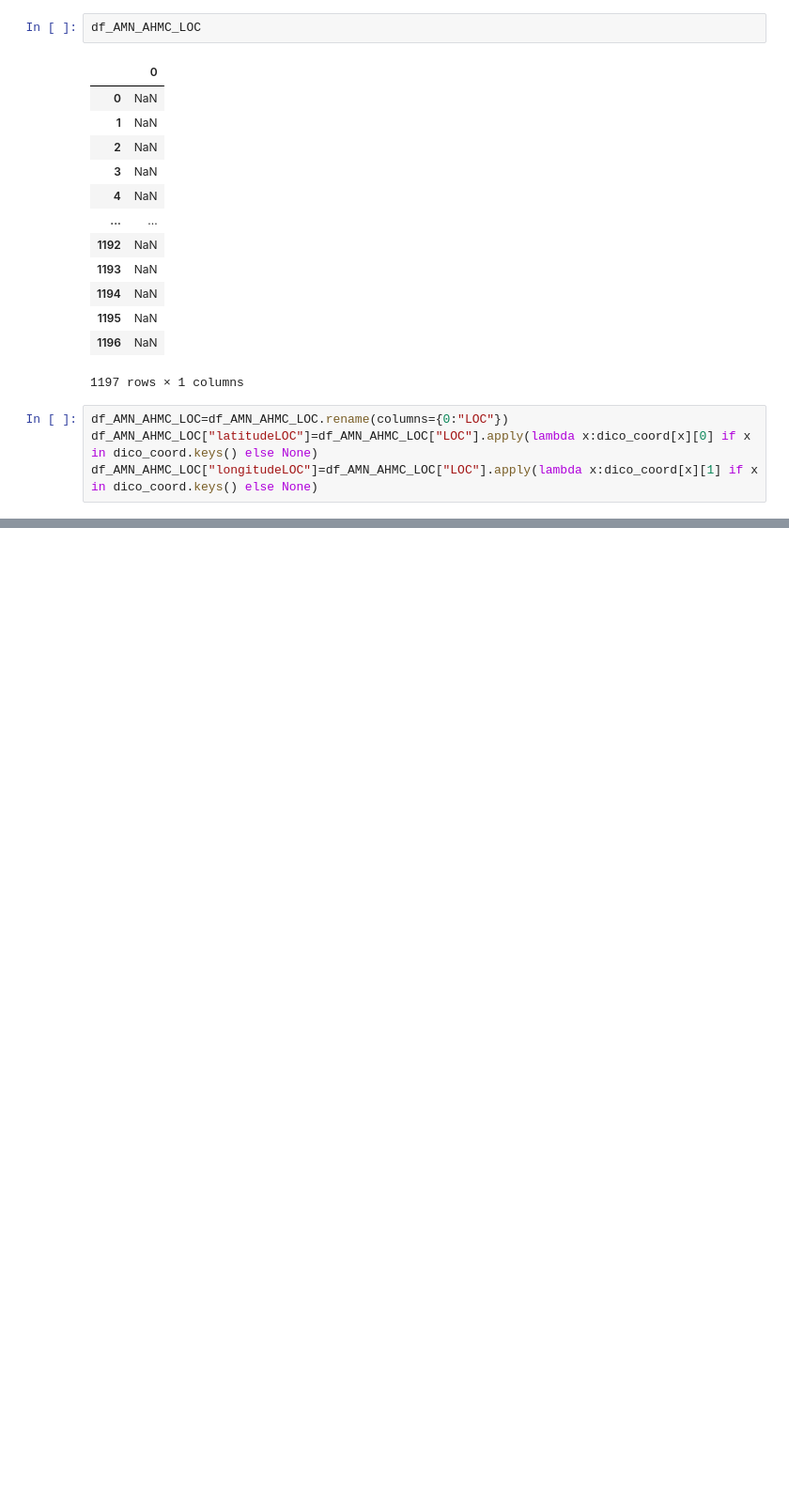
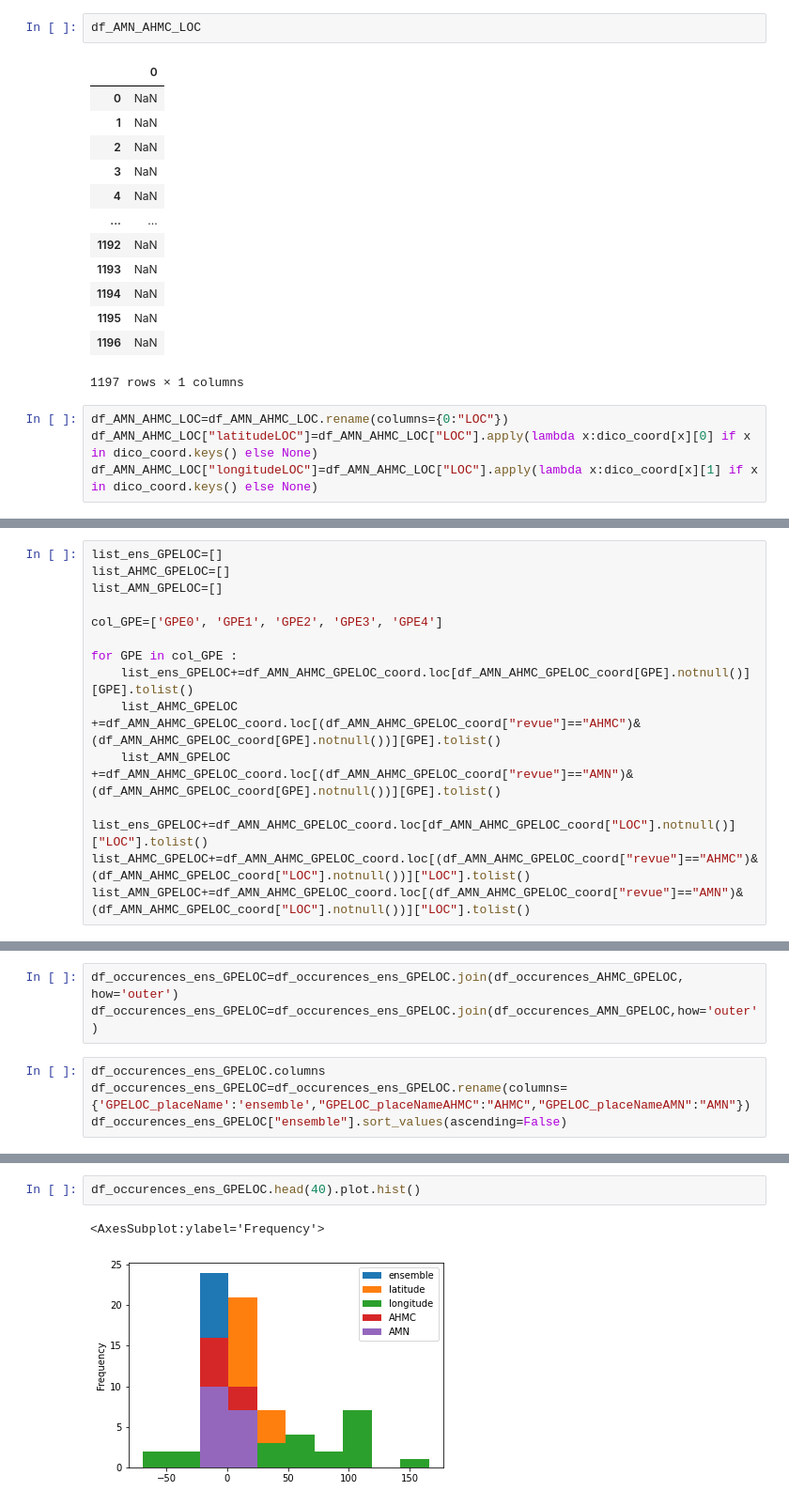
Before and after one commit to LilyG98/MappingJournals, a Jupyter notebook: data/3-Préparation-Cordonnees-AHMCAMN-QGIS.ipynb, the cells around one changed output, grey strips where cells are left out. Shown at 94% size. Drawn from its saved outputs; the diff is of its cells as text; blank space fills up the shorter version.

```diff
--- a/data/3-Préparation-Cordonnees-AHMCAMN-QGIS.ipynb
+++ b/data/3-Préparation-Cordonnees-AHMCAMN-QGIS.ipynb
@@ -489,0 +466,15 @@ df_AMN_AHMC_GPELOC_coord
+# %%
+list_ens_GPELOC=[]
+list_AHMC_GPELOC=[]
+list_AMN_GPELOC=[]
+
+col_GPE=['GPE0', 'GPE1', 'GPE2', 'GPE3', 'GPE4']
+
+for GPE in col_GPE :
+    list_ens_GPELOC+=df_AMN_AHMC_GPELOC_coord.loc[df_AMN_AHMC_GPELOC_coord[GPE].notnull()][GPE].tolist()
+    list_AHMC_GPELOC +=df_AMN_AHMC_GPELOC_coord.loc[(df_AMN_AHMC_GPELOC_coord["revue"]=="AHMC")&(df_AMN_AHMC_GPELOC_coord[GPE].notnull())][GPE].tolist()
+    list_AMN_GPELOC +=df_AMN_AHMC_GPELOC_coord.loc[(df_AMN_AHMC_GPELOC_coord["revue"]=="AMN")&(df_AMN_AHMC_GPELOC_coord[GPE].notnull())][GPE].tolist()
+
+list_ens_GPELOC+=df_AMN_AHMC_GPELOC_coord.loc[df_AMN_AHMC_GPELOC_coord["LOC"].notnull()]["LOC"].tolist()
+list_AHMC_GPELOC+=df_AMN_AHMC_GPELOC_coord.loc[(df_AMN_AHMC_GPELOC_coord["revue"]=="AHMC")&(df_AMN_AHMC_GPELOC_coord["LOC"].notnull())]["LOC"].tolist()
+list_AMN_GPELOC+=df_AMN_AHMC_GPELOC_coord.loc[(df_AMN_AHMC_GPELOC_coord["revue"]=="AMN")&(df_AMN_AHMC_GPELOC_coord["LOC"].notnull())]["LOC"].tolist()
@@ -489,0 +520,7 @@ df_AMN_AHMC_GPELOC_coord
+# %%
+df_occurences_ens_GPELOC=df_occurences_ens_GPELOC.join(df_occurences_AHMC_GPELOC, how='outer')
+df_occurences_ens_GPELOC=df_occurences_ens_GPELOC.join(df_occurences_AMN_GPELOC,how='outer')
+# %%
+df_occurences_ens_GPELOC.columns
+df_occurences_ens_GPELOC=df_occurences_ens_GPELOC.rename(columns={'GPELOC_placeName':'ensemble',"GPELOC_placeNameAHMC":"AHMC","GPELOC_placeNameAMN":"AMN"})
+df_occurences_ens_GPELOC["ensemble"].sort_values(ascending=False)
@@ -489,0 +540,5 @@ df_AMN_AHMC_GPELOC_coord
+# %%
+df_occurences_ens_GPELOC.head(40).plot.hist()
+# %% [output]
+<AxesSubplot:ylabel='Frequency'>
+[figure, added]
```
Also changed, not shown: parts of 16 cells of this notebook, 1 other file.
